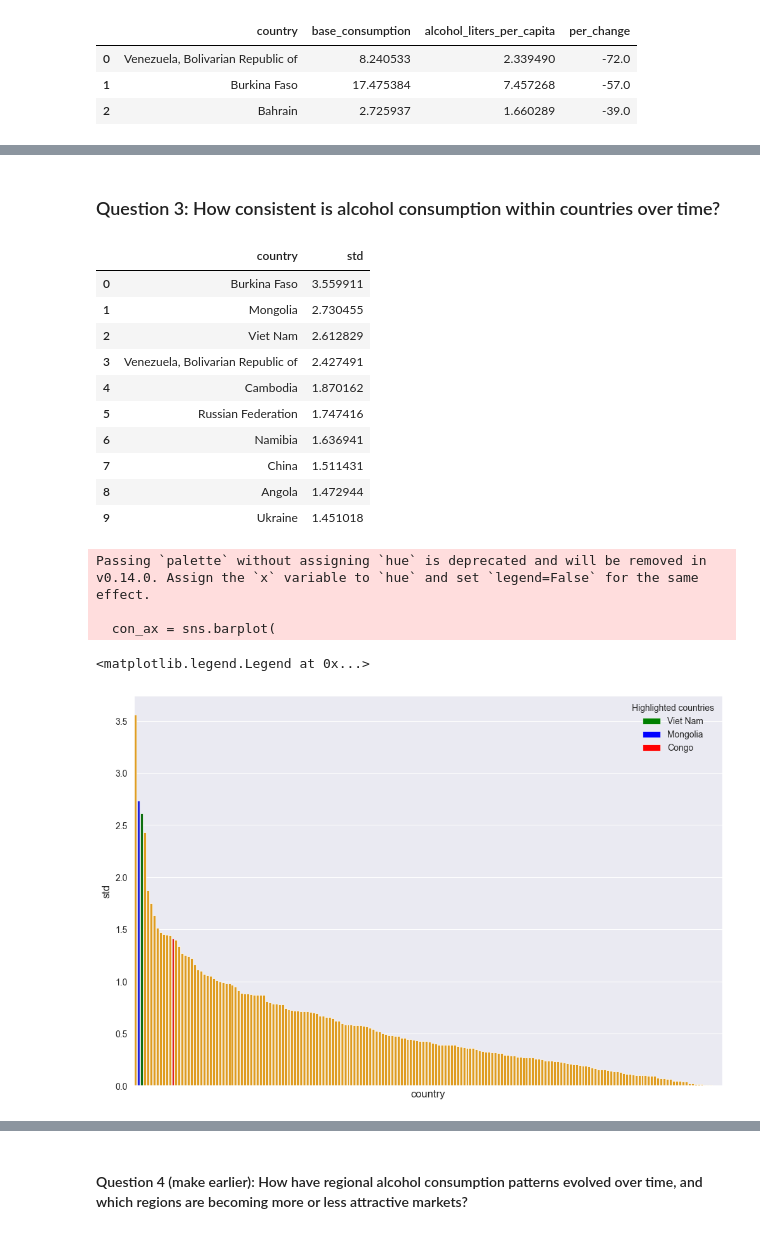
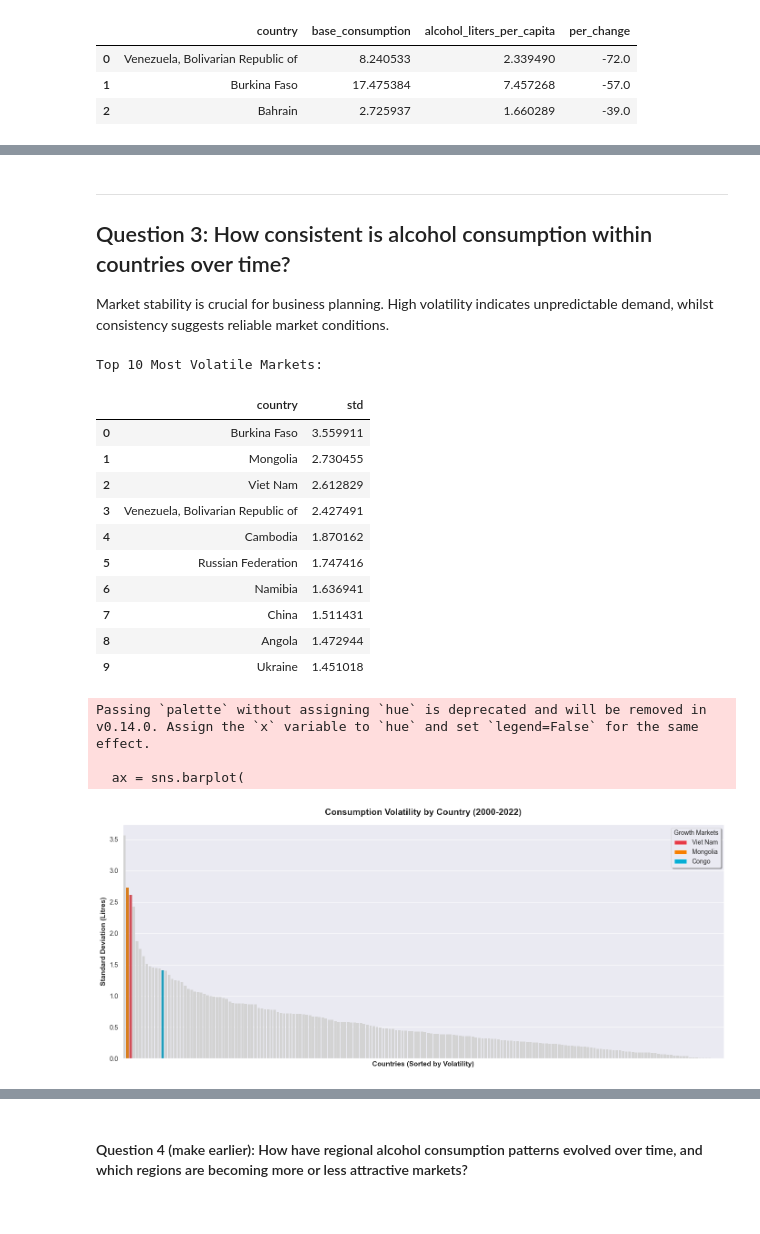
Before and after one commit to Huang-Hao-Gao/global-alcohol-consumption-analysis, a Jupyter notebook: analysis.ipynb, the cells around one changed output, grey strips where cells are left out. Saved outputs shown, nothing was run; the diff lists cells and outputs as text; code cells hidden in the pictures.

```diff
--- a/analysis.ipynb
+++ b/analysis.ipynb
@@ -302,6 +304,11 @@ Mongolia and Vietnam, in particular, warrant further market-level analysis as po
 # %% [markdown]
-### Question 3: How consistent is alcohol consumption within countries over time?
+---
+
+## Question 3: How consistent is alcohol consumption within countries over time?
+
+Market stability is crucial for business planning. High volatility indicates unpredictable demand, whilst consistency suggests reliable market conditions.
 # %%
+# Calculate consumption volatility (standard deviation) for each country
 vol = (
     df
     .groupby("country")["alcohol_liters_per_capita"]
@@ -311,8 +318,12 @@ vol = (
     .sort_values("std", ascending=False)
     .reset_index(drop=True)
 )
+
+# Display most volatile markets
+print("Top 10 Most Volatile Markets:")
 vol.head(10)
 # %% [output]
+Top 10 Most Volatile Markets:
 |  | country | std |
 | 0 | Burkina Faso | 3.559911 |
 | 1 | Mongolia | 2.730455 |
@@ -325,37 +336,43 @@ vol.head(10)
 | 8 | Angola | 1.472944 |
 | 9 | Ukraine | 1.451018 |
 # %%
-#highlight countries with largest increase in consumption from before
-
-top_inc_dict = {
-    "Viet Nam": "green",
-    "Mongolia": "blue",
-    "Congo": "red"
-
+# Visualise volatility across all countries, highlighting growth markets from Q2
+growth_markets = {
+    "Viet Nam": "#E63946",
+    "Mongolia": "#F77F00",
+    "Congo": "#06AED5"
 }
 
-pal_top_inc = {
-    c: (top_inc_dict[c] if c in top_inc_dict else "orange") for c in vol["country"]
-    }
+# Create colour palette highlighting growth markets
+palette = {
+    c: (growth_markets[c] if c in growth_markets else "#D3D3D3") for c in vol["country"]
+}
 
-
-
-
-con_ax = sns.barplot(
+# Create visualisation
+plt.figure(figsize=(14, 6))
+ax = sns.barplot(
     data=vol,
     x="country",
     y="std",
-    palette=pal_top_inc
+    palette=palette,
+    edgecolor="none"
 )
 
-con_ax.tick_params(axis="x", labelbottom=False)
+# Remove x-axis labels for clarity (too many countries)
+ax.tick_params(axis="x", labelbottom=False)
+ax.set_xlabel("Countries (Sorted by Volatility)", fontsize=11, fontweight='bold')
+ax.set_ylabel("Standard Deviation (Litres)", fontsize=11, fontweight='bold')
+ax.set_title("Consumption Volatility by Country (2000-2022)", fontsize=14, fontweight='bold', pad=15)
 
-handles = [Patch(facecolor=color, label=country) for country, color in top_inc_dict.items()]
-con_ax.legend(handles=handles, title="Highlighted countries", frameon=False, loc="upper right")
+# Create custom legend for highlighted countries
+handles = [Patch(facecolor=color, label=country) for country, color in growth_markets.items()]
+ax.legend(handles=handles, title="Growth Markets", frameon=True, shadow=True, loc="upper right", fontsize=10)
+
+plt.tight_layout()
+plt.show()
 # %% [output]
 Passing `palette` without assigning `hue` is deprecated and will be removed in v0.14.0. Assign the `x` variable to `hue` and set `legend=False` for the same effect.
 
-  con_ax = sns.barplot(
+  ax = sns.barplot(
-<matplotlib.legend.Legend at 0x...>
-[figure, old version]
+[figure, new version]
 # %% [markdown]
```
Also changed, not shown: parts of 33 cells of this notebook.
